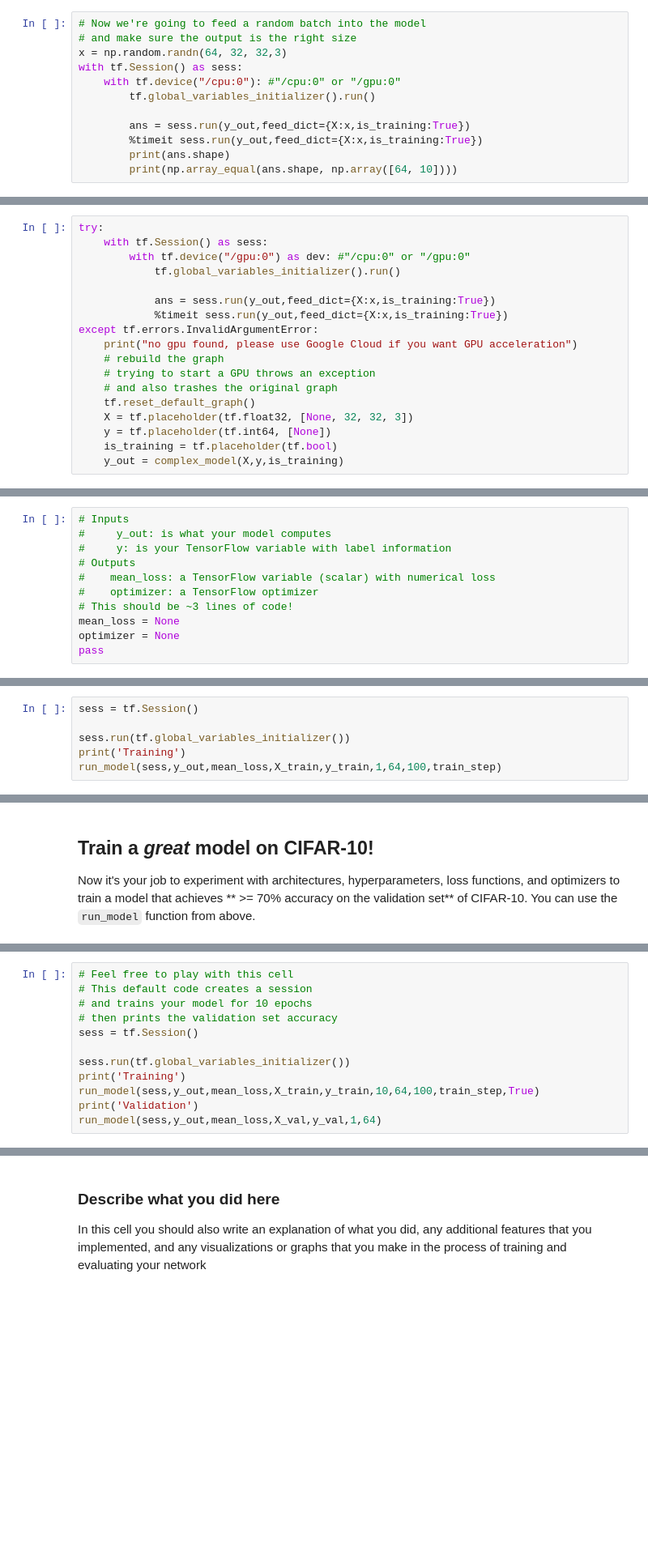
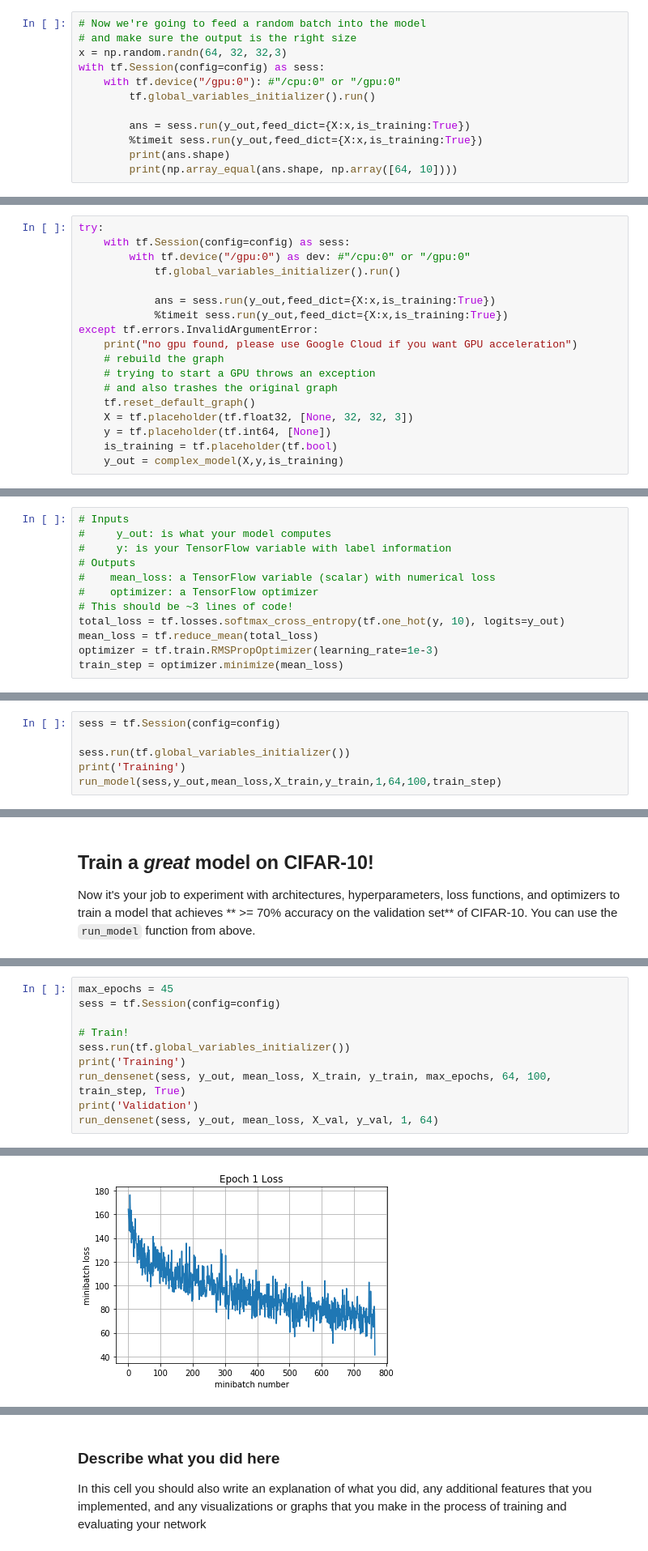
Before and after one commit to tanmaniac/CS231n-ConvNets-for-Recognition, a Jupyter notebook: assignment2/TensorFlow.ipynb, the cells around one changed output, grey strips where cells are left out. Shown at 81% size. Drawn from its saved outputs; the diff is of its cells as text; blank space fills up the shorter version.

```diff
--- a/assignment2/TensorFlow.ipynb
+++ b/assignment2/TensorFlow.ipynb
@@ -271,8 +298,8 @@ To make sure you're doing the right thing, use the following tool to check the d
 # Now we're going to feed a random batch into the model
 # and make sure the output is the right size
 x = np.random.randn(64, 32, 32,3)
-with tf.Session() as sess:
-    with tf.device("/cpu:0"): #"/cpu:0" or "/gpu:0"
+with tf.Session(config=config) as sess:
+    with tf.device("/gpu:0"): #"/cpu:0" or "/gpu:0"
         tf.global_variables_initializer().run()
 
         ans = sess.run(y_out,feed_dict={X:x,is_training:True})
@@ -291,7 +322,7 @@ You should see the following from the run above
 Now, we're going to try and start the model under the GPU device, the rest of the code stays unchanged and all our variables and operations will be computed using accelerated code paths. However, if there is no GPU, we get a Python exception and have to rebuild our graph. On a dual-core CPU, you might see around 50-80ms/batch running the above, while the Google Cloud GPUs (run below) should be around 2-5ms/batch.
 # %%
 try:
-    with tf.Session() as sess:
+    with tf.Session(config=config) as sess:
         with tf.device("/gpu:0") as dev: #"/cpu:0" or "/gpu:0"
             tf.global_variables_initializer().run()
 
@@ -327,9 +360,10 @@ First, set up an **RMSprop optimizer** (using a 1e-3 learning rate) and a **cros
 #    mean_loss: a TensorFlow variable (scalar) with numerical loss
 #    optimizer: a TensorFlow optimizer
 # This should be ~3 lines of code!
-mean_loss = None
-optimizer = None
-pass
+total_loss = tf.losses.softmax_cross_entropy(tf.one_hot(y, 10), logits=y_out)
+mean_loss = tf.reduce_mean(total_loss)
+optimizer = tf.train.RMSPropOptimizer(learning_rate=1e-3)
+train_step = optimizer.minimize(mean_loss)
 # %%
 # batch normalization in tensorflow requires this extra dependency
 extra_update_ops = tf.get_collection(tf.GraphKeys.UPDATE_OPS)
@@ -339,7 +373,7 @@ with tf.control_dependencies(extra_update_ops):
 ### Train the model
 Below we'll create a session and train the model over one epoch. You should see a loss of 1.4 to 2.0 and an accuracy of 0.4 to 0.5. There will be some variation due to random seeds and differences in initialization
 # %%
-sess = tf.Session()
+sess = tf.Session(config=config)
 
 sess.run(tf.global_variables_initializer())
 print('Training')
@@ -424,12 +623,11 @@ with tf.control_dependencies(extra_update_ops):
 # %%
-# Feel free to play with this cell
-# This default code creates a session
-# and trains your model for 10 epochs
-# then prints the validation set accuracy
-sess = tf.Session()
+max_epochs = 45
+sess = tf.Session(config=config)
 
+# Train!
 sess.run(tf.global_variables_initializer())
 print('Training')
-run_model(sess,y_out,mean_loss,X_train,y_train,10,64,100,train_step,True)
+run_densenet(sess, y_out, mean_loss, X_train, y_train, max_epochs, 64, 100, train_step, True)
 print('Validation')
-run_model(sess,y_out,mean_loss,X_val,y_val,1,64)
+run_densenet(sess, y_out, mean_loss, X_val, y_val, 1, 64)
+# %% [output]
@@ -435,0 +644 @@ run_model(sess,y_out,mean_loss,X_val,y_val,1,64)
+[figure, added]
```
Also changed, not shown: parts of 15 cells of this notebook, 13 other files.
